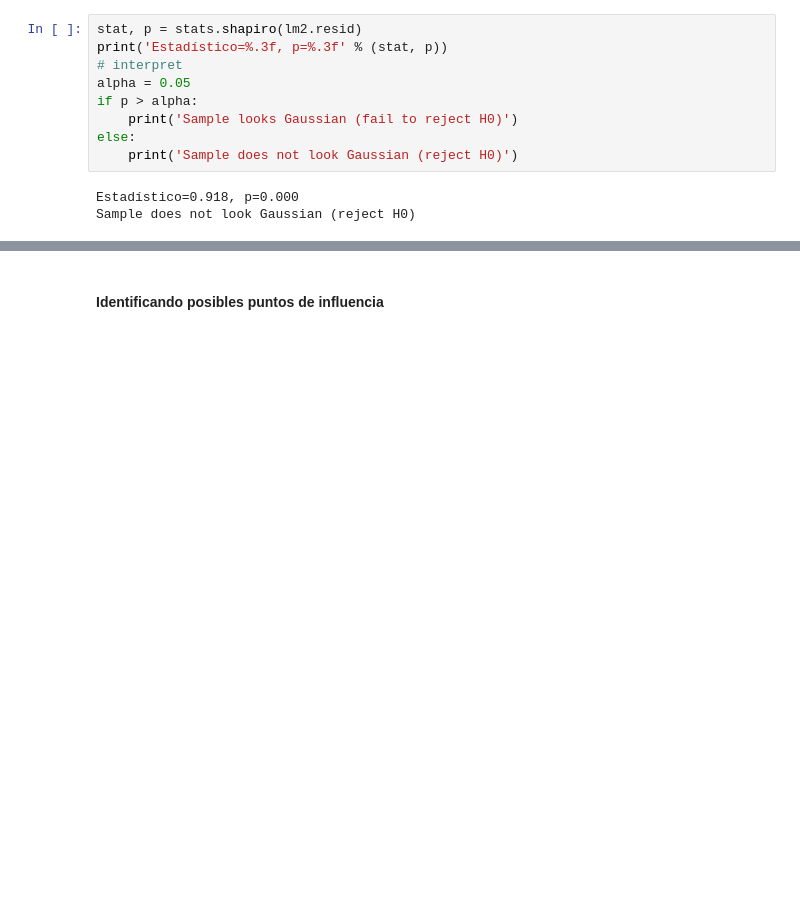
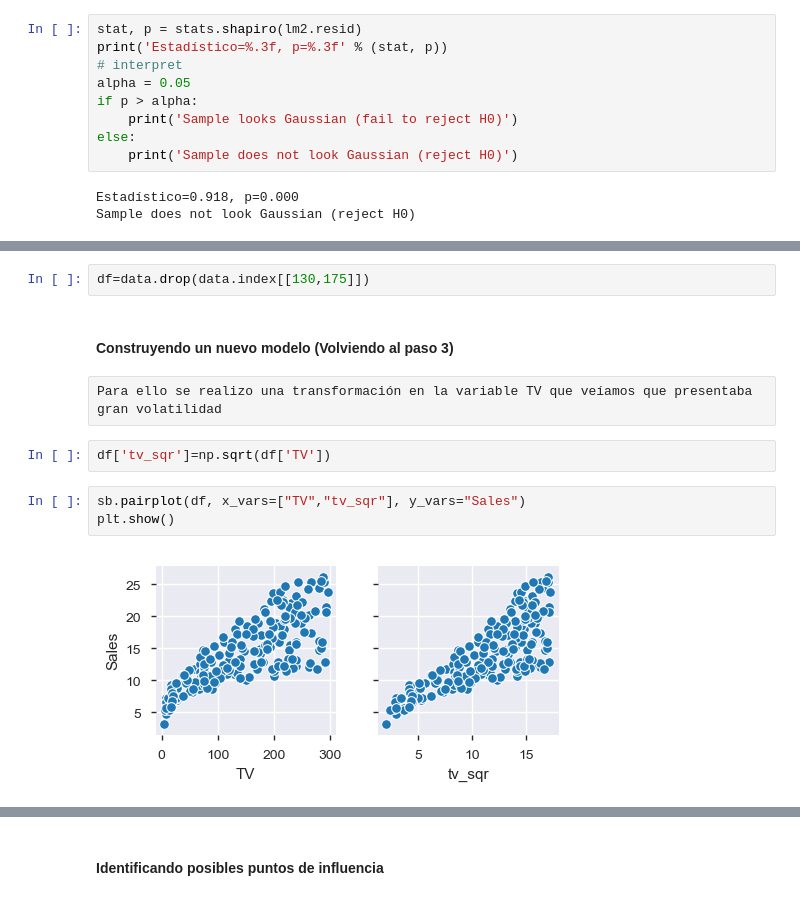
Before and after one commit to anmarphy/Memorias, a Jupyter notebook: Regresion .ipynb, the cells around one changed output, grey strips where cells are left out. Drawn from its saved outputs; the diff is of its cells as text; blank space fills up the shorter version.

```diff
--- a/Regresion .ipynb
+++ b/Regresion .ipynb
@@ -209,0 +225,13 @@ Sample does not look Gaussian (reject H0)
+# %%
+df=data.drop(data.index[[130,175]])
+# %% [markdown]
+#### Construyendo un nuevo modelo (Volviendo al paso 3)
+# %% [raw]
+Para ello se realizo una transformación en la variable TV que veíamos que presentaba gran volatilidad
+# %%
+df['tv_sqr']=np.sqrt(df['TV'])
+# %%
+sb.pairplot(df, x_vars=["TV","tv_sqr"], y_vars="Sales")
+plt.show()
+# %% [output]
+[figure, added]
```
Also changed, not shown: parts of 32 cells of this notebook.
